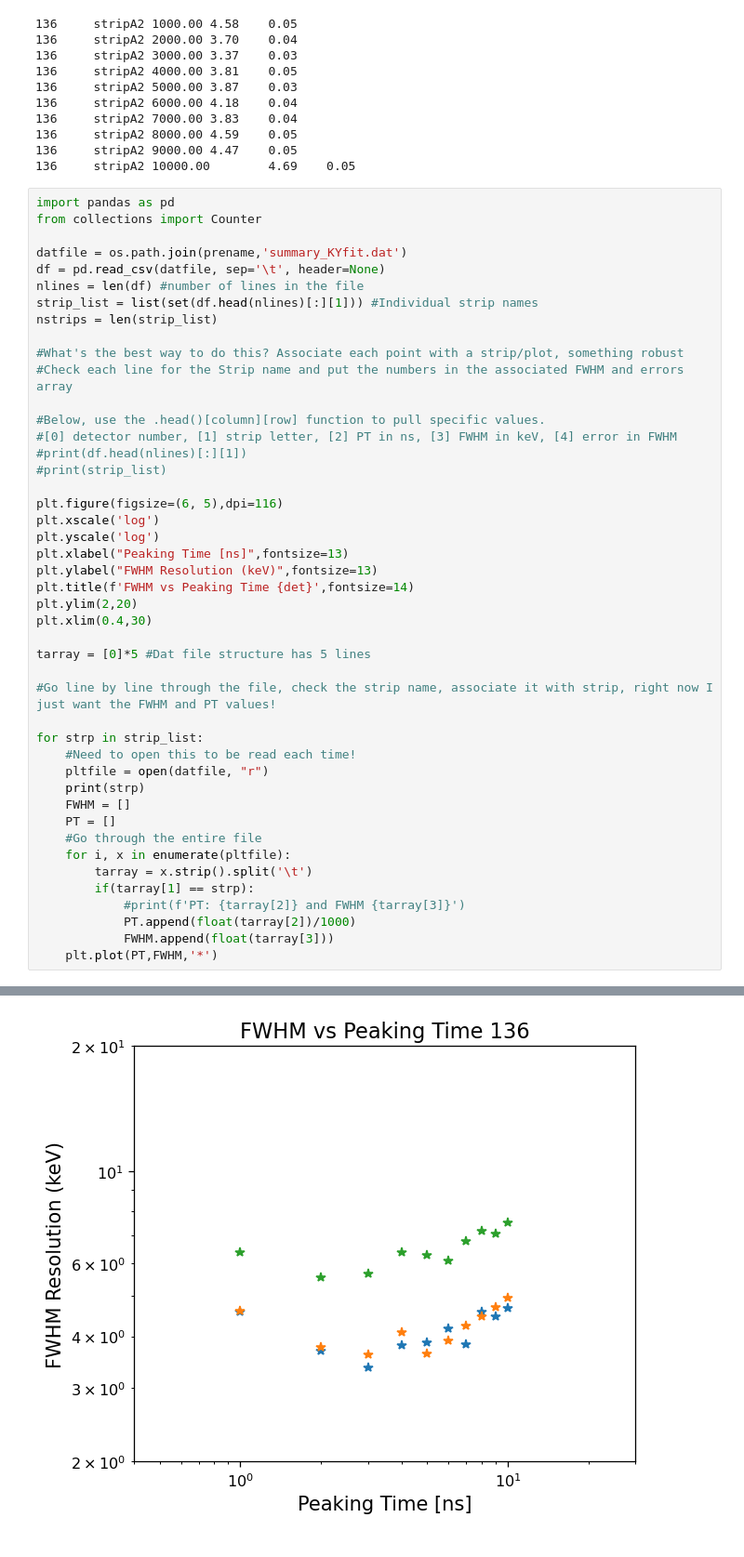
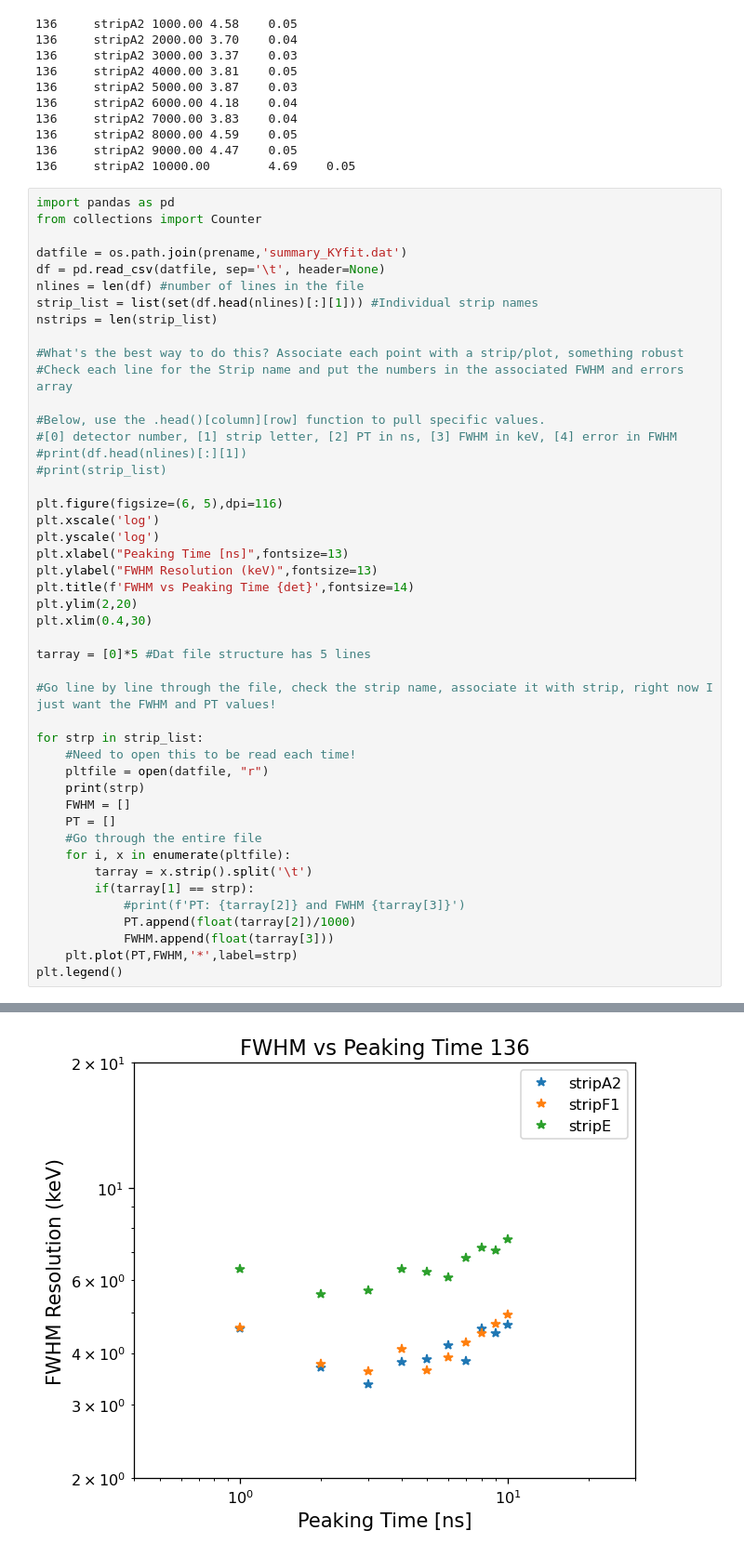
Before and after one commit to kelseyay/GAPS_Scripts, a Jupyter notebook: ActiveScripts/Python/Energy Resolution X-Rays/Plotting_Fitting_X-ray.ipynb, the cells around one changed output, grey strips where cells are left out. Shown at 93% size. Cells and saved outputs as stored; diff of their text form.

```diff
--- a/ActiveScripts/Python/Energy Resolution X-Rays/Plotting_Fitting_X-ray.ipynb
+++ b/ActiveScripts/Python/Energy Resolution X-Rays/Plotting_Fitting_X-ray.ipynb
@@ -526,7 +528,8 @@ for strp in strip_list:
             #print(f'PT: {tarray[2]} and FWHM {tarray[3]}')
             PT.append(float(tarray[2])/1000)
             FWHM.append(float(tarray[3]))
-    plt.plot(PT,FWHM,'*')
+    plt.plot(PT,FWHM,'*',label=strp)
+plt.legend()
 # %% [output]
 stripA2
 stripF1
@@ -534 +538 @@ stripE
-[figure, old version]
+[figure, new version]
```
Also changed, not shown: parts of 8 cells of this notebook, 11 other files.
